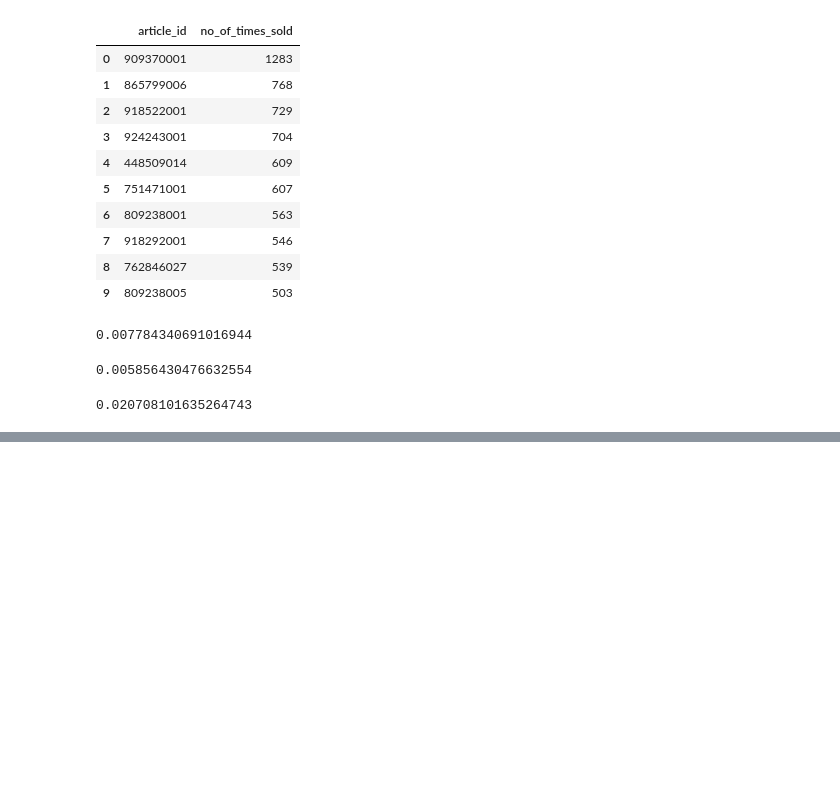
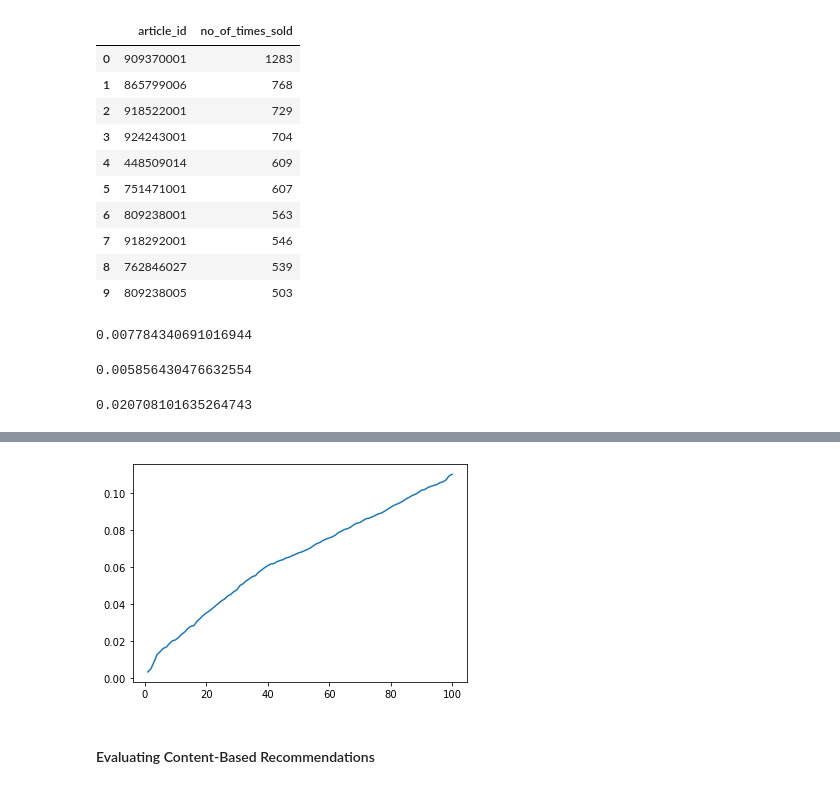
Before and after one commit to aindrila28/recommender_systems, a Jupyter notebook: Non-personalised.ipynb, the cells around one changed output, grey strips where cells are left out. Cells and saved outputs as stored; diff of their text form; code cells hidden in the pictures; blank space fills up the shorter version.

```diff
--- a/Non-personalised.ipynb
+++ b/Non-personalised.ipynb
@@ -287,0 +453,8 @@ r_score
+# %%
+y3 = avg_recall_vals
+plt.plot(x,y3)
+plt.show()
+# %% [output]
+[figure, added]
+# %% [markdown]
+#### Evaluating Content-Based Recommendations
```
Also changed, not shown: parts of 60 cells of this notebook.
